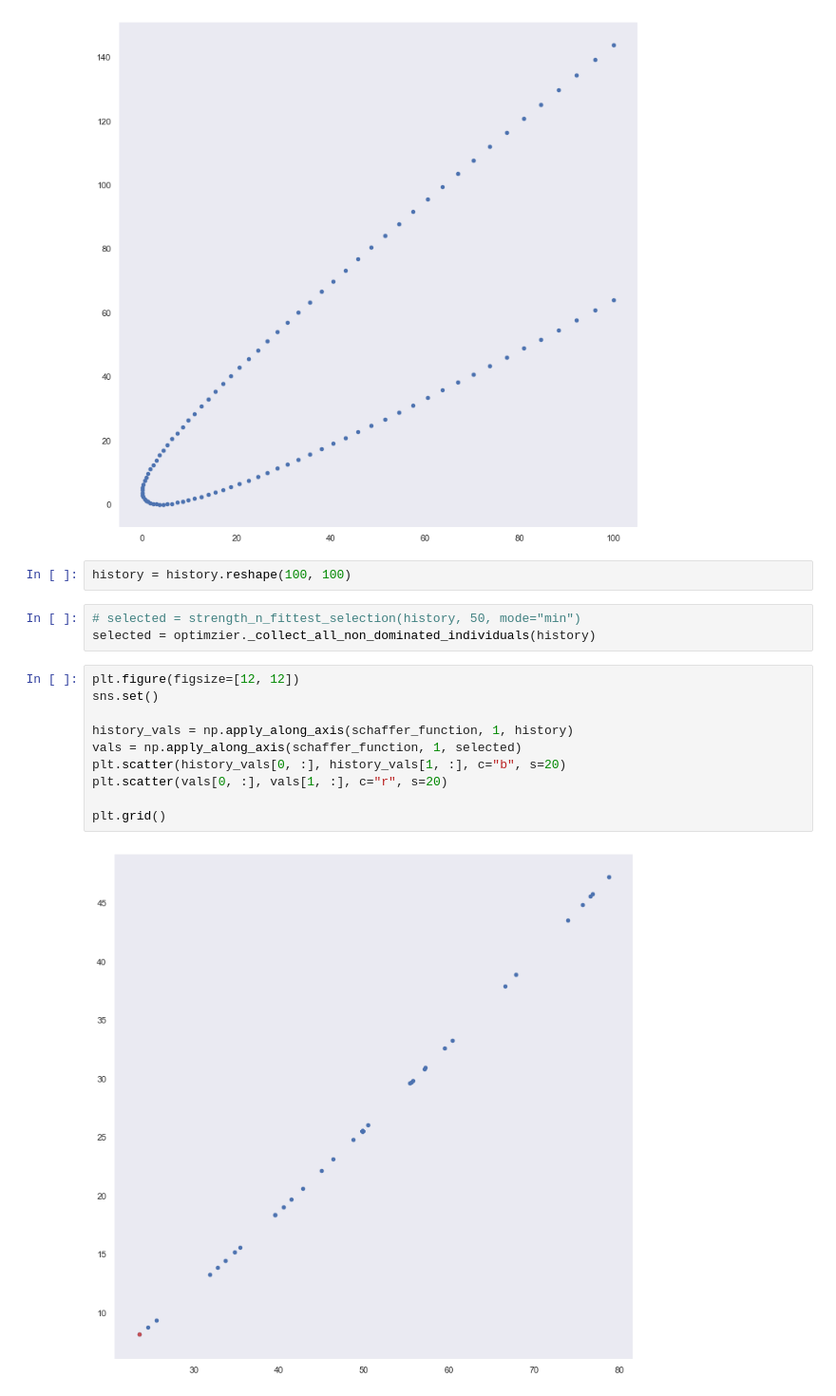
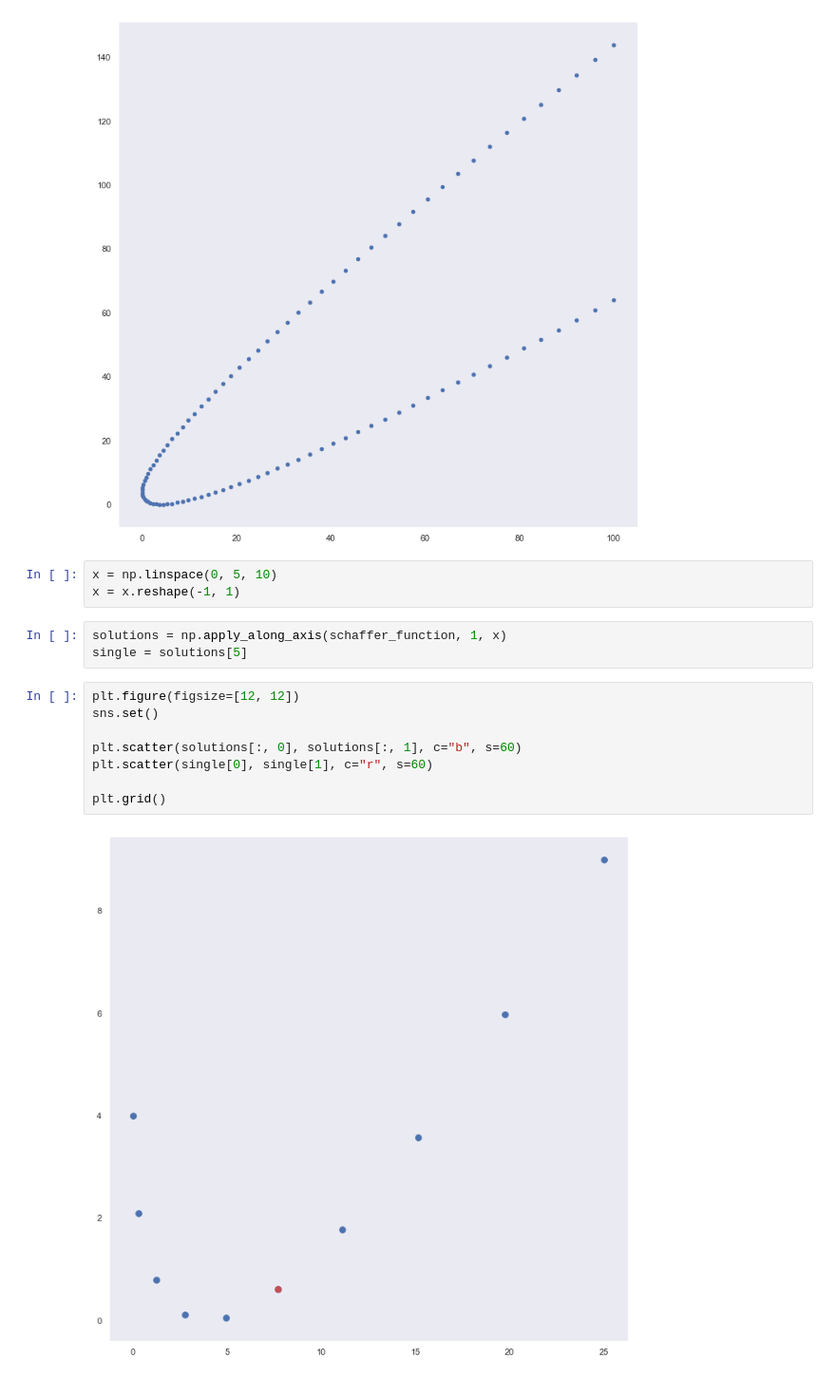
Before and after one commit to kzajac97/SPEA, a Jupyter notebook: SPEA/notebooks/bugfix.ipynb, the cells around one changed output. Shown: that part at 95% size. Drawn from its saved outputs; the diff is of its cells as text.

```diff
--- a/SPEA/notebooks/bugfix.ipynb
+++ b/SPEA/notebooks/bugfix.ipynb
@@ -96,20 +99,19 @@ plt.scatter(t_values[0, :], t_values[1, :], c="b", s=20)
 plt.grid()
 # %% [output]
 [figure]
-# %%
-history = history.reshape(100, 100)
-# %%
-# selected = strength_n_fittest_selection(history, 50, mode="min")
-selected = optimzier._collect_all_non_dominated_individuals(history)
+# %%
+x = np.linspace(0, 5, 10)
+x = x.reshape(-1, 1)
+# %%
+solutions = np.apply_along_axis(schaffer_function, 1, x)
+single = solutions[5]
 # %%
 plt.figure(figsize=[12, 12])
 sns.set()
 
-history_vals = np.apply_along_axis(schaffer_function, 1, history)
-vals = np.apply_along_axis(schaffer_function, 1, selected)
-plt.scatter(history_vals[0, :], history_vals[1, :], c="b", s=20)
-plt.scatter(vals[0, :], vals[1, :], c="r", s=20)
+plt.scatter(solutions[:, 0], solutions[:, 1], c="b", s=60)
+plt.scatter(single[0], single[1], c="r", s=60)
 
 plt.grid()
 # %% [output]
-[figure, old version]
+[figure, new version]
```
Also changed, not shown: parts of 9 cells of this notebook, 1 other file.
